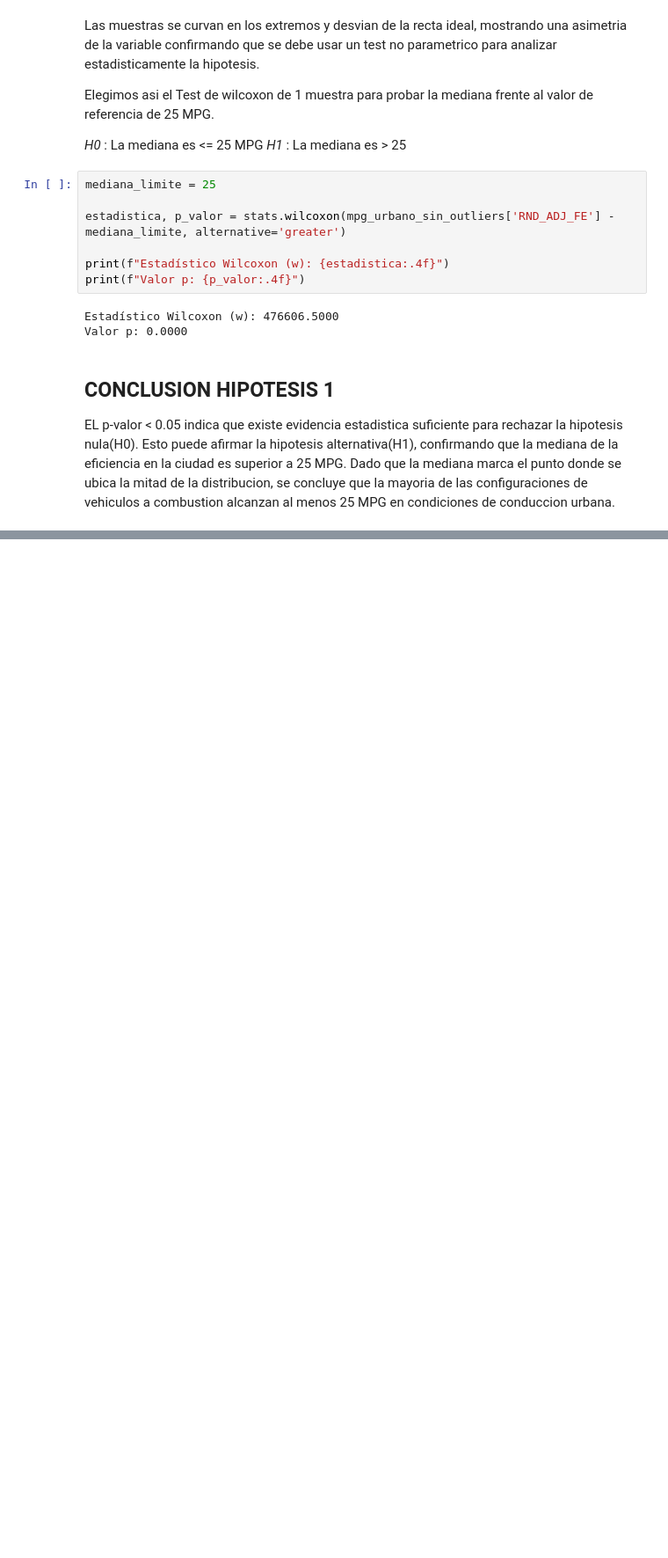
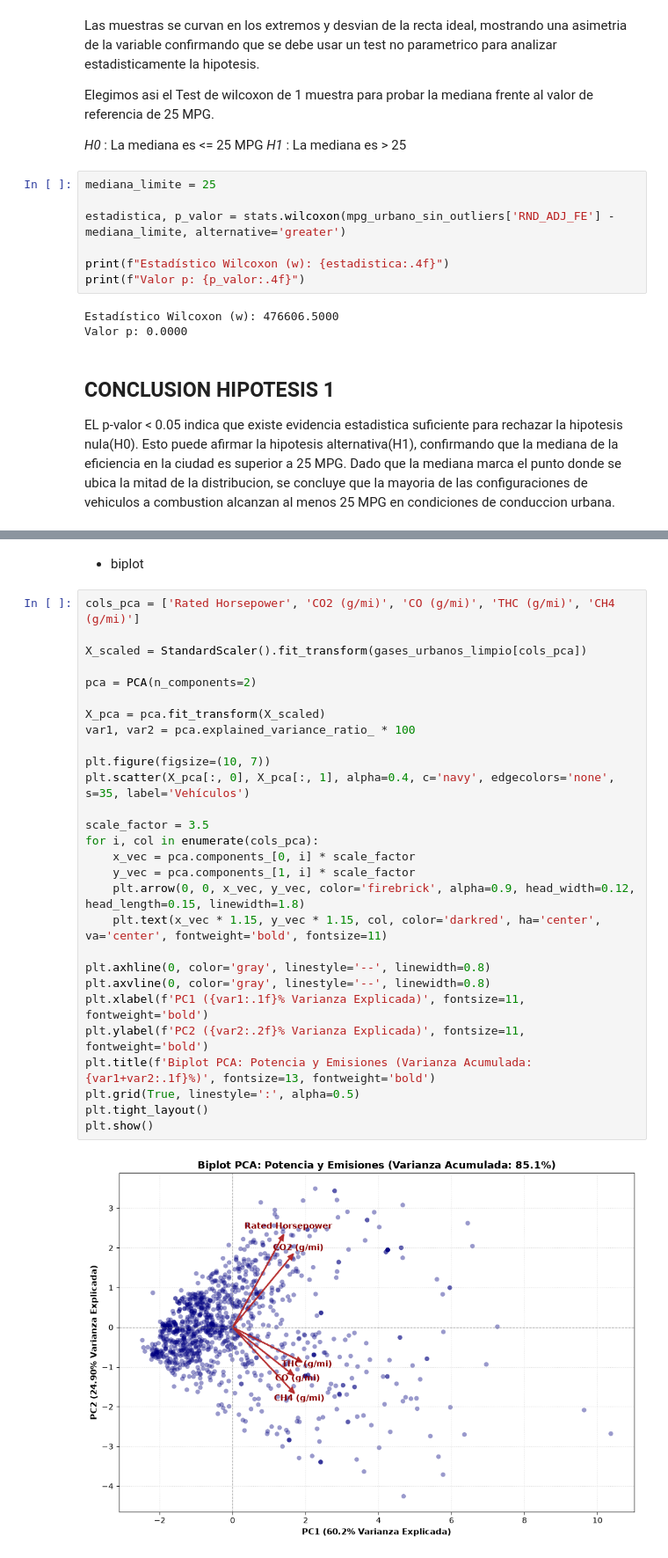
Before and after one commit to mdelrosariocoronado/tpe_fundamentos_2026, a Jupyter notebook: entrega.ipynb, the cells around one changed output, grey strips where cells are left out. Shown at 88% size. Saved outputs shown, nothing was run; the diff lists cells and outputs as text; blank space fills up the shorter version.

```diff
--- a/entrega.ipynb
+++ b/entrega.ipynb
@@ -522,0 +631,32 @@ EL p-valor < 0.05 indica que existe evidencia estadistica suficiente para rechaz
+# %% [markdown]
+- biplot
+# %%
+cols_pca = ['Rated Horsepower', 'CO2 (g/mi)', 'CO (g/mi)', 'THC (g/mi)', 'CH4 (g/mi)']
+
+X_scaled = StandardScaler().fit_transform(gases_urbanos_limpio[cols_pca])
+
+pca = PCA(n_components=2)
+
+X_pca = pca.fit_transform(X_scaled)
+var1, var2 = pca.explained_variance_ratio_ * 100
+
+plt.figure(figsize=(10, 7))
+plt.scatter(X_pca[:, 0], X_pca[:, 1], alpha=0.4, c='navy', edgecolors='none', s=35, label='Vehículos')
+
+scale_factor = 3.5
+for i, col in enumerate(cols_pca):
+    x_vec = pca.components_[0, i] * scale_factor
+    y_vec = pca.components_[1, i] * scale_factor
+    plt.arrow(0, 0, x_vec, y_vec, color='firebrick', alpha=0.9, head_width=0.12, head_length=0.15, linewidth=1.8)
+    plt.text(x_vec * 1.15, y_vec * 1.15, col, color='darkred', ha='center', va='center', fontweight='bold', fontsize=11)
+
+plt.axhline(0, color='gray', linestyle='--', linewidth=0.8)
+plt.axvline(0, color='gray', linestyle='--', linewidth=0.8)
+plt.xlabel(f'PC1 ({var1:.1f}% Varianza Explicada)', fontsize=11, fontweight='bold')
+plt.ylabel(f'PC2 ({var2:.2f}% Varianza Explicada)', fontsize=11, fontweight='bold')
+plt.title(f'Biplot PCA: Potencia y Emisiones (Varianza Acumulada: {var1+var2:.1f}%)', fontsize=13, fontweight='bold')
+plt.grid(True, linestyle=':', alpha=0.5)
+plt.tight_layout()
+plt.show()
+# %% [output]
+[figure, added]
```
Also changed, not shown: parts of 22 cells of this notebook, 1 other file.
